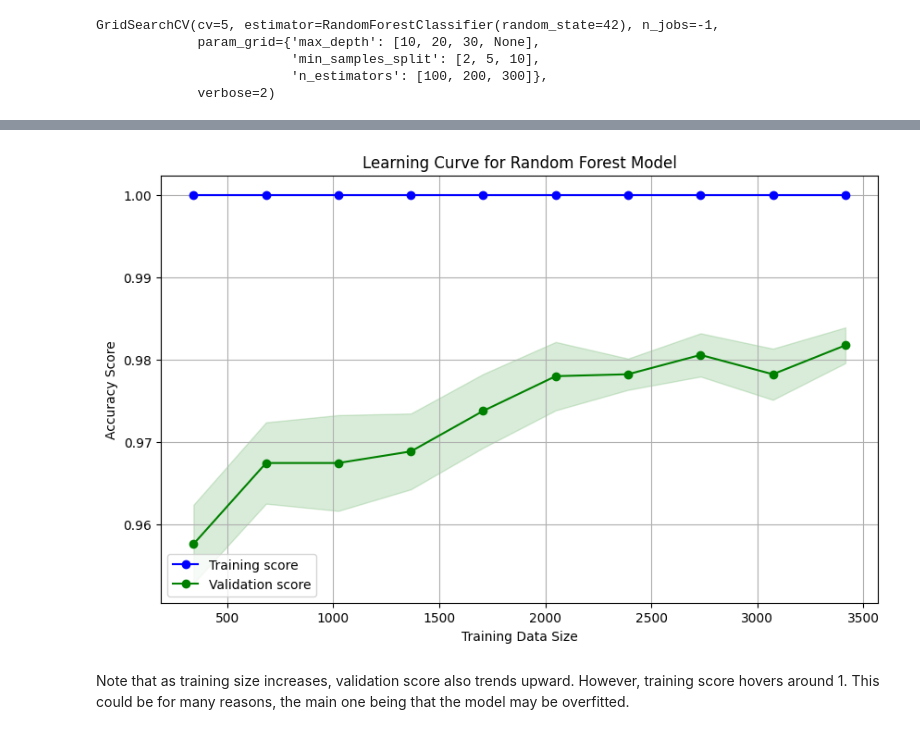
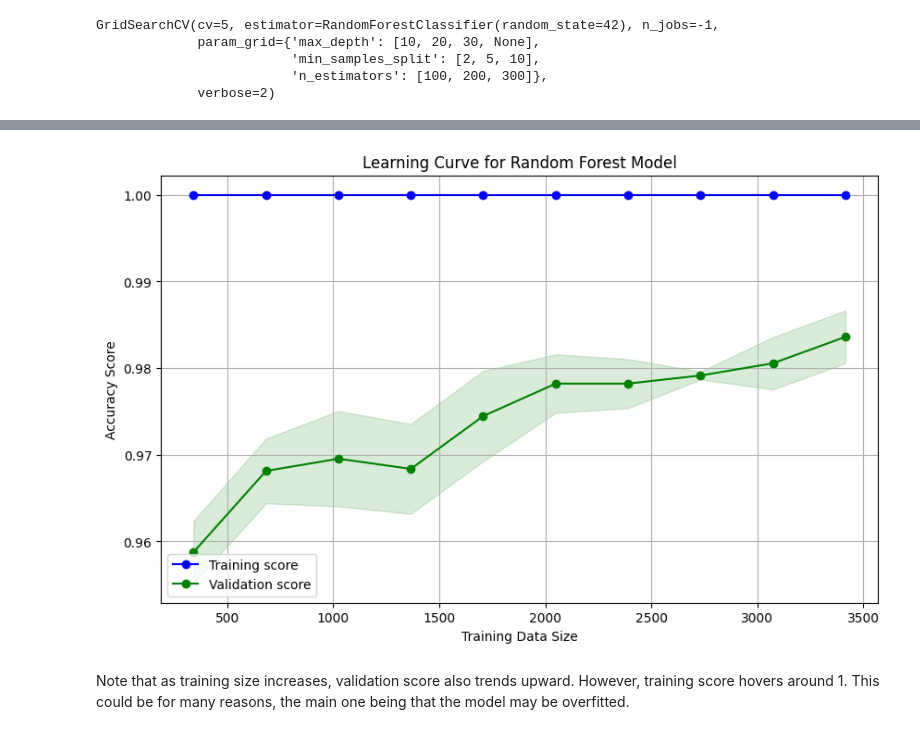
Before and after one commit to aliciahlavac/Project_4, a Jupyter notebook: Main.ipynb, the cells around one changed output, grey strips where cells are left out. Cells and saved outputs as stored; diff of their text form; code cells hidden in the pictures.

Commit message:
Finished models

```diff
--- a/Main.ipynb
+++ b/Main.ipynb
@@ -398,0 +423,15 @@ We have no reason to believe these outliers are caused by error, and may present
+# %%
+# Split the data into features (X) and Target (y) variables
+X = df.drop(['loan_status', 'education', 'self_employed', 'loan_status_mapped', 'cibil_score_bins'], axis=1)
+y = df['loan_status_mapped']  # Use mapped target column
+
+# Grab only columns that aren't dummy variables or categorical variables
+num_var = ['no_of_dependents', 'income_annum', 'loan_amount', 'loan_term', 'cibil_score', 'residential_assets_value',
+           'commercial_assets_value', 'luxury_assets_value', 'bank_asset_value']
+# Initialize a StandardScaler instance
+scaler = StandardScaler()
+
+# Scale the numerical variables
+X[num_var] = scaler.fit_transform(X[num_var])
+
+X.head()
@@ -425,7 +447,3 @@ df.head()
-# %%
-# Split the data into features (X) and Target (y) variables
-X = df.drop(['loan_status', 'education', 'self_employed', 'loan_status_mapped'], axis=1)
-y = df['loan_status_mapped']  # Use mapped target column
 # %%
 # Split data into training and test sets
 X_train, X_test, y_train, y_test = train_test_split(X, y, test_size=0.2, random_state=42)
@@ -641,38 +668,38 @@ Accuracy: 0.9800936768149883
 # %%
 # Create a graph of the learning curve of the Random Forest Model
 # Initialize Random Forest model
-model_rf_graph = RandomForestClassifier(n_estimators=100, random_state=42)
+model_rf_graph = RandomForestClassifier(n_estimators=200, random_state=42)
 
 # Define training sizes
 train_sizes = np.linspace(0.1, 1.0, 10)
 
 # Compute the learning curve
 train_sizes, train_scores, validation_scores = learning_curve(model_rf_graph, X, y, train_sizes=train_sizes, cv=5, scoring='accuracy')
 
 # Calculate mean and standard deviation for training set scores
 train_mean = np.mean(train_scores, axis=1)
 train_std = np.std(train_scores, axis=1)
 
 # Calculate mean and standard deviation for validation set scores
 validation_mean = np.mean(validation_scores, axis=1)
 validation_std = np.std(validation_scores, axis=1)
 
 # Plot the learning curve
 plt.figure(figsize=(10, 6))
 plt.plot(train_sizes, train_mean, label='Training score', color='blue', marker='o')
 plt.fill_between(train_sizes, train_mean - train_std, train_mean + train_std, color='blue', alpha=0.15)
 
 plt.plot(train_sizes, validation_mean, label='Validation score', color='green', marker='o')
 plt.fill_between(train_sizes, validation_mean - validation_std, validation_mean + validation_std, color='green', alpha=0.15)
 
 plt.title('Learning Curve for Random Forest Model')
 plt.xlabel('Training Data Size')
 plt.ylabel('Accuracy Score')
 plt.legend(loc='best')
 plt.grid()
 plt.show()
 # %% [output]
-[figure, old version]
+[figure, new version]
 # %% [markdown]
 Note that as training size increases, validation score also trends upward.  However, training score hovers around 1. This could be for many reasons, the main one being that the model may be overfitted.
 # %%
```
Also changed, not shown: parts of 20 cells of this notebook.
